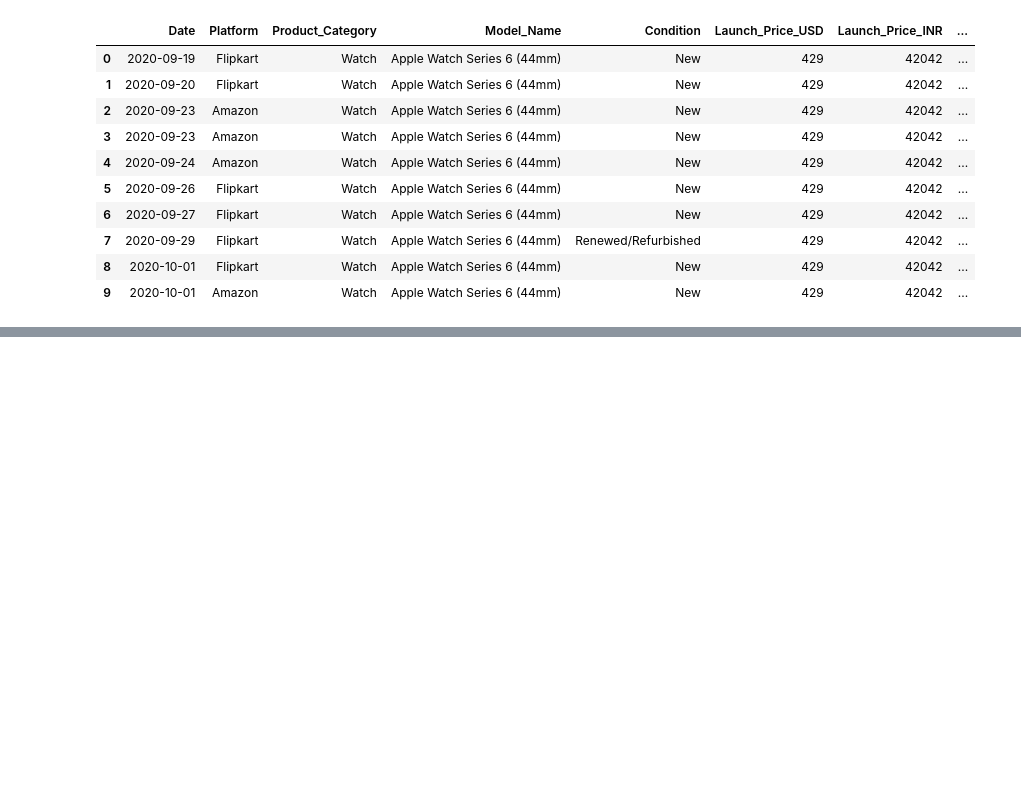
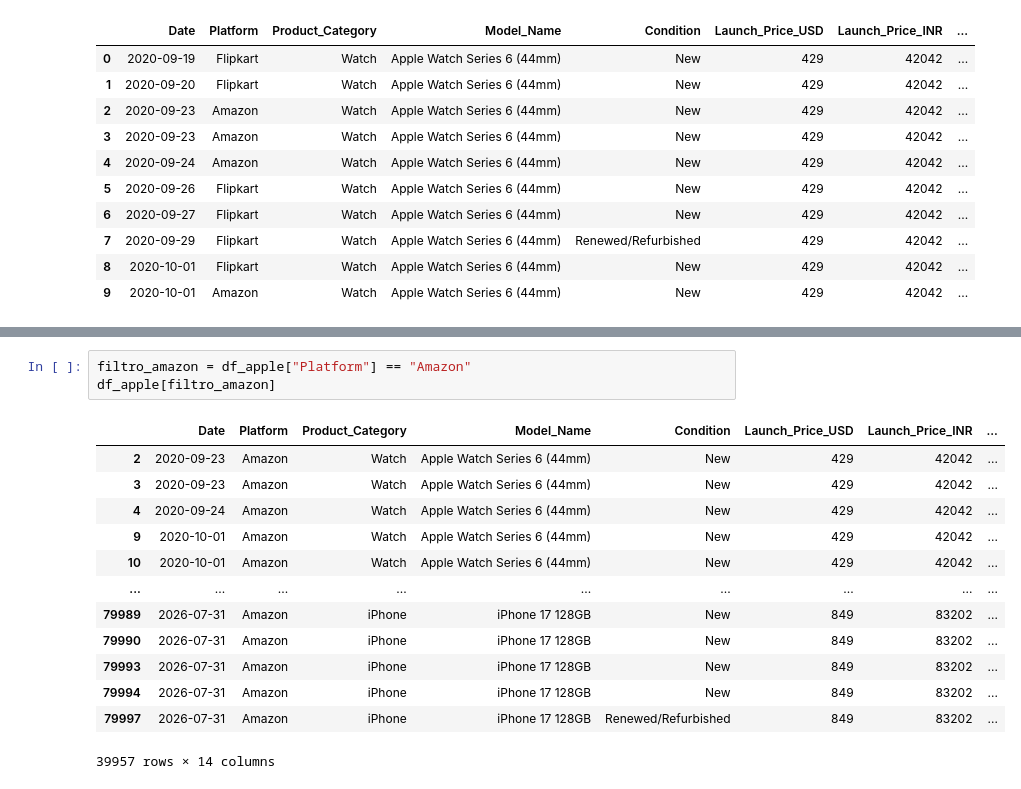
Before and after one commit to RafaelsBahr/Pandas-Luiza, a Jupyter notebook: notebooks/apple_eda.ipynb, the cells around one changed output, grey strips where cells are left out. Saved outputs shown, nothing was run; the diff lists cells and outputs as text; blank space fills up the shorter version.

```diff
--- a/notebooks/apple_eda.ipynb
+++ b/notebooks/apple_eda.ipynb
@@ -74,0 +138,17 @@ df_apple.head(10)
+# %%
+filtro_amazon = df_apple["Platform"] == "Amazon"
+df_apple[filtro_amazon]
+# %% [output]
+|  | Date | Platform | Product_Category | Model_Name | Condition | Launch_Price_USD | Launch_Price_INR | ... |
+| 2 | 2020-09-23 | Amazon | Watch | Apple Watch Series 6 (44mm) | New | 429 | 42042 | ... |
+| 3 | 2020-09-23 | Amazon | Watch | Apple Watch Series 6 (44mm) | New | 429 | 42042 | ... |
+| 4 | 2020-09-24 | Amazon | Watch | Apple Watch Series 6 (44mm) | New | 429 | 42042 | ... |
+| 9 | 2020-10-01 | Amazon | Watch | Apple Watch Series 6 (44mm) | New | 429 | 42042 | ... |
+| 10 | 2020-10-01 | Amazon | Watch | Apple Watch Series 6 (44mm) | New | 429 | 42042 | ... |
+| ... | ... | ... | ... | ... | ... | ... | ... | ... |
+| 79989 | 2026-07-31 | Amazon | iPhone | iPhone 17 128GB | New | 849 | 83202 | ... |
+| 79990 | 2026-07-31 | Amazon | iPhone | iPhone 17 128GB | New | 849 | 83202 | ... |
+| 79993 | 2026-07-31 | Amazon | iPhone | iPhone 17 128GB | New | 849 | 83202 | ... |
+| 79994 | 2026-07-31 | Amazon | iPhone | iPhone 17 128GB | New | 849 | 83202 | ... |
+| 79997 | 2026-07-31 | Amazon | iPhone | iPhone 17 128GB | Renewed/Refurbished | 849 | 83202 | ... |
+39957 rows × 14 columns
```
Also changed, not shown: parts of 28 cells of this notebook.
